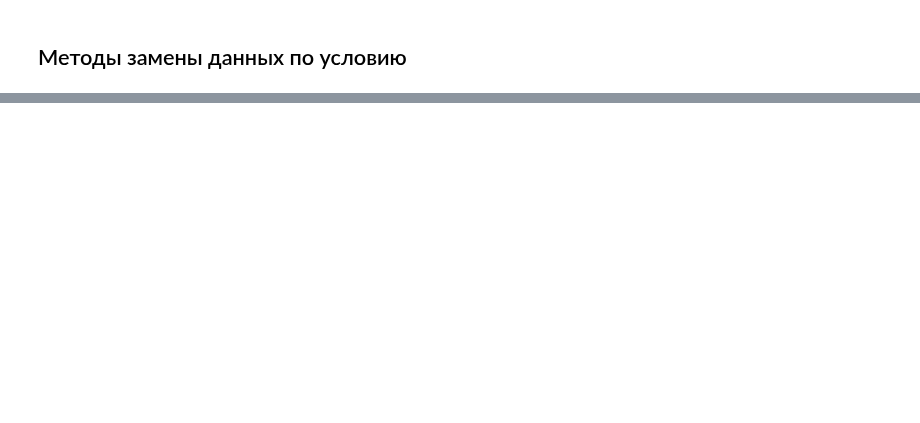
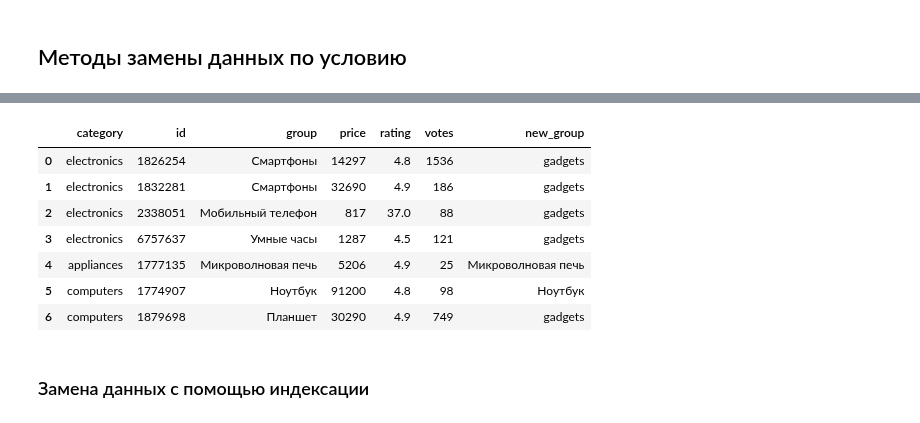
Before and after one commit to Korablinr54/Python, a Jupyter notebook: Pandas/Pandas.ipynb, the cells around one changed output, grey strips where cells are left out. Cells and saved outputs as stored; diff of their text form; code cells hidden in the pictures; blank space fills up the shorter version.

Commit message:
Замена данных с помощью индексации

```diff
--- a/Pandas/Pandas.ipynb
+++ b/Pandas/Pandas.ipynb
@@ -1247,0 +1328,6 @@ display(emp.head())
+# %%
+# мы также можем прозивести замену во всем DataFrame, не указывая конкретное поле
+
+df.replace('Смартфоны', 'electronics', inplace = True)
+
+display(df)
@@ -1247,0 +1343,6 @@ display(emp.head())
+# %%
+# видим, что в поле group произвели замену ошибочно, тк. смартфоны это верная группа
+
+df['group'].replace('electronics', 'Смартфоны', inplace = True)
+
+display(df) # теперь номрально
@@ -1247,0 +1364,11 @@ display(emp.head())
+# %%
+# используем списки в методе .replace()
+
+old_c = ['Бытовая техника', 'Компьютерная техника']
+new_c = ['appliances', 'computers']
+
+# выполним замену с помощью списков в поле category
+
+df['category'].replace(old_c, new_c, inplace = True)
+
+display(df) # смотрим на результат, ок
@@ -1247,0 +1384,9 @@ display(emp.head())
+# %%
+# то же можно провернуть используя словарь староке:новое значение
+
+replace_dict = {'Бытовая техника':'appliances',
+                'Компьютерная техника':'computers'}
+
+df['category'].replace(replace_dict, inplace = True)
+
+display(df)
@@ -1247,0 +1402,19 @@ display(emp.head())
+# %%
+# объединим ряд групп в одну, создадим список
+group_list = ['Смартфоны','Умные часы','Планшет','Мобильный телефон']
+
+# добавим новое поле
+df['new_group'] = df['group'].replace(group_list, 'gadgets')
+
+display(df)
+# %% [output]
+|  | category | id | group | price | rating | votes | new_group |
+| 0 | electronics | 1826254 | Смартфоны | 14297 | 4.8 | 1536 | gadgets |
+| 1 | electronics | 1832281 | Смартфоны | 32690 | 4.9 | 186 | gadgets |
+| 2 | electronics | 2338051 | Мобильный телефон | 817 | 37.0 | 88 | gadgets |
+| 3 | electronics | 6757637 | Умные часы | 1287 | 4.5 | 121 | gadgets |
+| 4 | appliances | 1777135 | Микроволновая печь | 5206 | 4.9 | 25 | Микроволновая печь |
+| 5 | computers | 1774907 | Ноутбук | 91200 | 4.8 | 98 | Ноутбук |
+| 6 | computers | 1879698 | Планшет | 30290 | 4.9 | 749 | gadgets |
+# %% [markdown]
+### Замена данных с помощью индексации
```
Also changed, not shown: parts of 10 cells of this notebook.
